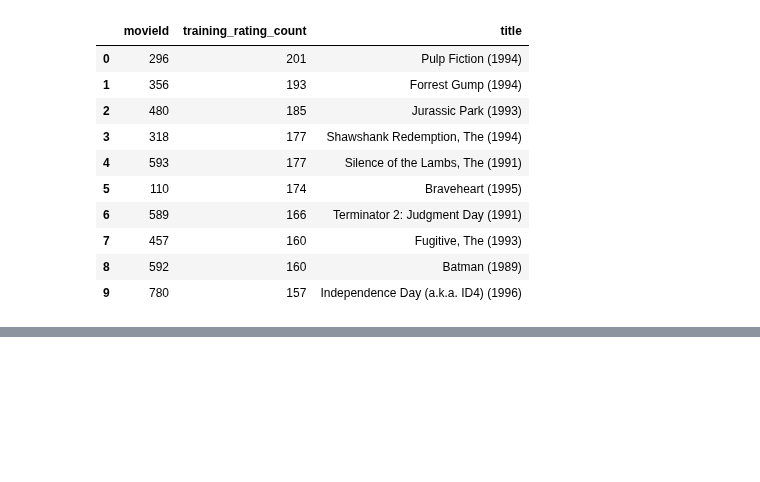
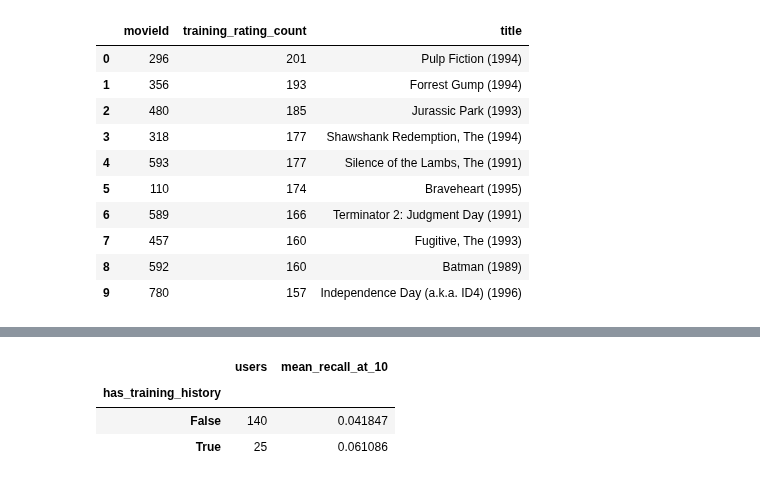
Before and after one commit to clarkbrendenj/movie-recommendation-system, a Jupyter notebook: notebooks/02_collaborative_filtering.ipynb, the cells around one changed output, grey strips where cells are left out. Drawn from its saved outputs; the diff is of its cells as text; code cells hidden in the pictures; blank space fills up the shorter version.

```diff
--- a/notebooks/02_collaborative_filtering.ipynb
+++ b/notebooks/02_collaborative_filtering.ipynb
@@ -327,0 +416,21 @@ for example_user_id in [1, 2]:
+# %%
+item_based_results["has_training_history"] = (
+    item_based_results["userId"].isin(
+        train_ratings["userId"]
+    )
+)
+
+item_based_group_summary = (
+    item_based_results.groupby("has_training_history")
+    .agg(
+        users=("userId", "size"),
+        mean_recall_at_10=("recall_at_10", "mean")
+    )
+)
+
+item_based_group_summary
+# %% [output]
+|  | users | mean_recall_at_10 |
+| has_training_history |  |  |
+| False | 140 | 0.041847 |
+| True | 25 | 0.061086 |
```
Also changed, not shown: parts of 6 cells of this notebook.
